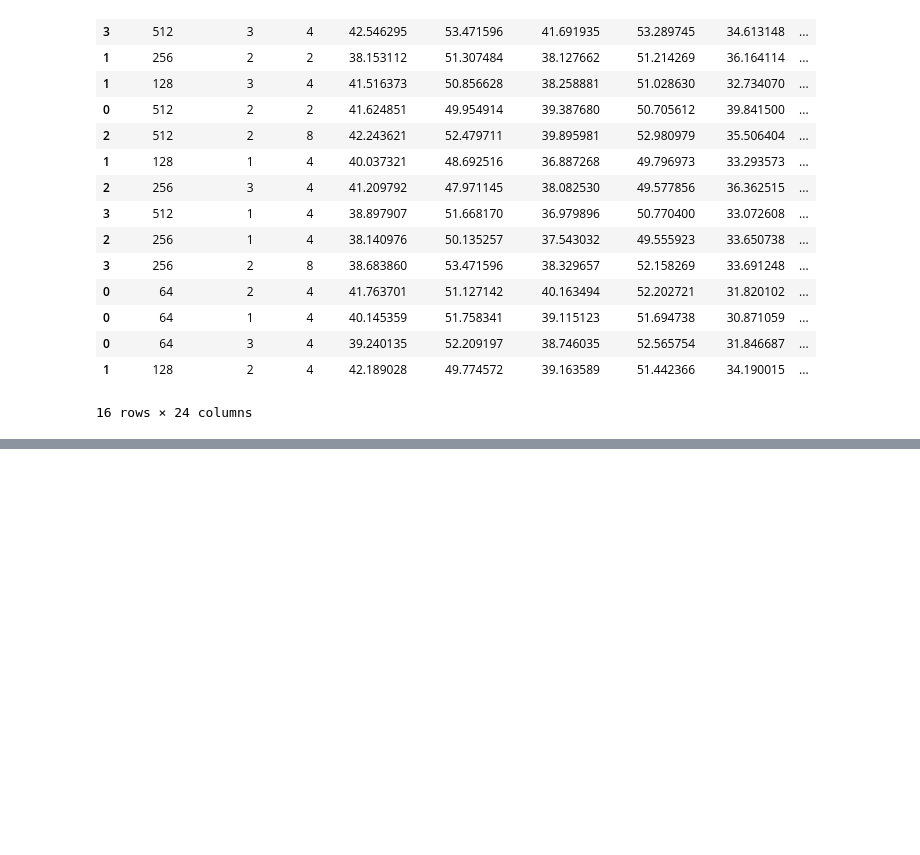
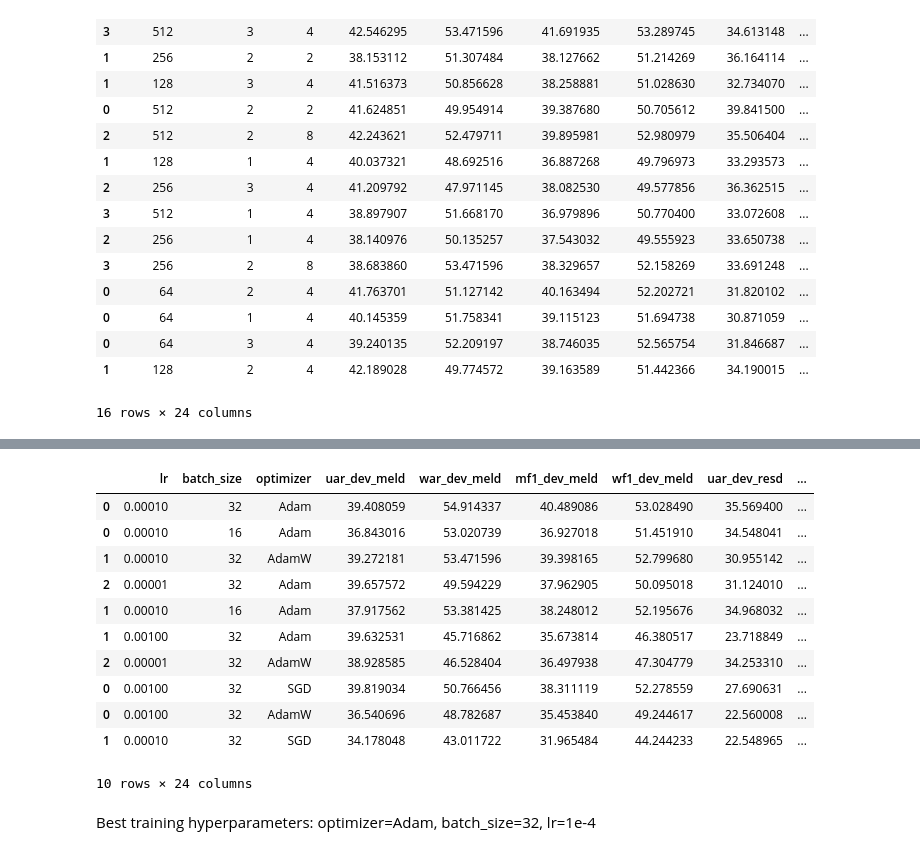
Before and after one commit to LEYA-HSE/BiBiER, a Jupyter notebook: text-based_experiments/Mamba_experiments.ipynb, the cells around one changed output, grey strips where cells are left out. Drawn from its saved outputs; the diff is of its cells as text; code cells hidden in the pictures; blank space fills up the shorter version.

```diff
--- a/text-based_experiments/Mamba_experiments.ipynb
+++ b/text-based_experiments/Mamba_experiments.ipynb
@@ -878,0 +1058,28 @@ df.sort_values(['average_test_resd', 'average_test_meld'] , ascending=False)
+# %%
+BATCH_SIZE = 16
+train_dataloader = DataLoader(dataset=Dataset_MELD_RESD('train'), batch_size=BATCH_SIZE, shuffle=True)
+dev_meld_dataloader = DataLoader(dataset=Dataset_MELD_RESD('dev_meld'), batch_size=BATCH_SIZE, shuffle=False)
+dev_resd_dataloader = DataLoader(dataset=Dataset_MELD_RESD('dev_resd'), batch_size=BATCH_SIZE, shuffle=False)
+test_meld_dataloader = DataLoader(dataset=Dataset_MELD_RESD('test_meld'), batch_size=BATCH_SIZE, shuffle=False)
+test_resd_dataloader = DataLoader(dataset=Dataset_MELD_RESD('test_resd'), batch_size=BATCH_SIZE, shuffle=False)
+# %%
+%%capture --no-stdout
+lr = 1e-4
+optimizer_ = "Adam"
+print(f"lr={lr}, batch_size={BATCH_SIZE}, optimizer={optimizer_}")
+model_mamba = Mamba(num_layers = 2, d_input = 1024, d_model = 512, num_classes=7, model_name='jina', pooling=None).to(device)
+optimizer = optim.Adam(params = model_mamba.parameters(), lr = lr)
+loss_fn = nn.CrossEntropyLoss(weight=class_weights)
+trainer = ModelTrainer(model_mamba, train_dataloader, dev_meld_dataloader, dev_resd_dataloader, test_meld_dataloader, test_resd_dataloader, device, EPOCHS, ROUND_LOSS, ROUND_ACC, optimizer, loss_fn)
+trainer.train(PATH_TO_MODEL)
+checkpoint = torch.load(os.path.join(PATH_TO_MODEL, trainer._best_model_name))
+model_mamba.load_state_dict(checkpoint['model_state_dict'])
+metrics_dev_meld = evaluate_metrics(model_mamba, dev_meld_dataloader)
+metrics_dev_resd = evaluate_metrics(model_mamba, dev_resd_dataloader)
+print("Метрики на валидационной выборке MELD: ", metrics_dev_meld)
+print("Метрики на валидационной выборке RESD: ", metrics_dev_resd)
+metrics_test_meld = evaluate_metrics(model_mamba, test_meld_dataloader)
+metrics_test_resd = evaluate_metrics(model_mamba, test_resd_dataloader)
+print("Метрики на тестовой выборке MELD: ", metrics_test_meld)
+print("Метрики на тестовой выборке RESD: ", metrics_test_resd)
+result.append([{"lr" : lr, "batch_size": BATCH_SIZE, "optimizer" : optimizer_}, metrics_dev_meld, metrics_dev_resd, metrics_test_meld, metrics_test_resd, trainer._best_model_name])
@@ -878,0 +1098,26 @@ df.sort_values(['average_test_resd', 'average_test_meld'] , ascending=False)
+# %%
+columns = ["lr", "batch_size", "optimizer", "uar_dev_meld", "war_dev_meld", "mf1_dev_meld", "wf1_dev_meld", "uar_dev_resd", "war_dev_resd", "mf1_dev_resd", "wf1_dev_resd", "uar_test_meld", "war_test_meld", "mf1_test_meld", "wf1_test_meld", "uar_test_resd", "war_test_resd", "mf1_test_resd", "wf1_test_resd", "путь"]
+df = pd.concat([pd.read_csv(os.path.join(PATH_TO_MODEL, "result_Adam_32_lr_.csv"), index_col=0), pd.read_csv(os.path.join(PATH_TO_MODEL, "result_AdamW_32_lr.csv"), index_col=0), pd.read_csv(os.path.join(PATH_TO_MODEL, "result_SGD_32_lr.csv"), index_col=0), pd.read_csv(os.path.join(PATH_TO_MODEL, "result_batch_size.csv"), index_col=0)])
+df.columns=columns
+# %%
+df['average_dev_meld'] = (df['uar_dev_meld'] + df['war_dev_meld'] + df['mf1_dev_meld'] + df['wf1_dev_meld']) / 4.0
+df['average_dev_resd'] = (df['uar_dev_resd'] + df['war_dev_resd'] + df['mf1_dev_resd'] + df['wf1_dev_resd']) / 4.0
+df['average_test_meld'] = (df['uar_test_meld'] + df['war_test_meld'] + df['mf1_test_meld'] + df['wf1_test_meld']) / 4.0
+df['average_test_resd'] = (df['uar_test_resd'] + df['war_test_resd'] + df['mf1_test_resd'] + df['wf1_test_resd']) / 4.0
+# %%
+df.sort_values(['average_test_resd', 'average_test_meld'] , ascending=False)
+# %% [output]
+|  | lr | batch_size | optimizer | uar_dev_meld | war_dev_meld | mf1_dev_meld | wf1_dev_meld | uar_dev_resd | ... |
+| 0 | 0.00010 | 32 | Adam | 39.408059 | 54.914337 | 40.489086 | 53.028490 | 35.569400 | ... |
+| 0 | 0.00010 | 16 | Adam | 36.843016 | 53.020739 | 36.927018 | 51.451910 | 34.548041 | ... |
+| 1 | 0.00010 | 32 | AdamW | 39.272181 | 53.471596 | 39.398165 | 52.799680 | 30.955142 | ... |
+| 2 | 0.00001 | 32 | Adam | 39.657572 | 49.594229 | 37.962905 | 50.095018 | 31.124010 | ... |
+| 1 | 0.00010 | 16 | Adam | 37.917562 | 53.381425 | 38.248012 | 52.195676 | 34.968032 | ... |
+| 1 | 0.00100 | 32 | Adam | 39.632531 | 45.716862 | 35.673814 | 46.380517 | 23.718849 | ... |
+| 2 | 0.00001 | 32 | AdamW | 38.928585 | 46.528404 | 36.497938 | 47.304779 | 34.253310 | ... |
+| 0 | 0.00100 | 32 | SGD | 39.819034 | 50.766456 | 38.311119 | 52.278559 | 27.690631 | ... |
+| 0 | 0.00100 | 32 | AdamW | 36.540696 | 48.782687 | 35.453840 | 49.244617 | 22.560008 | ... |
+| 1 | 0.00010 | 32 | SGD | 34.178048 | 43.011722 | 31.965484 | 44.244233 | 22.548965 | ... |
+10 rows × 24 columns
+# %% [markdown]
+Best training hyperparameters: optimizer=Adam, batch_size=32, lr=1e-4
```
Also changed, not shown: parts of 28 cells of this notebook.
